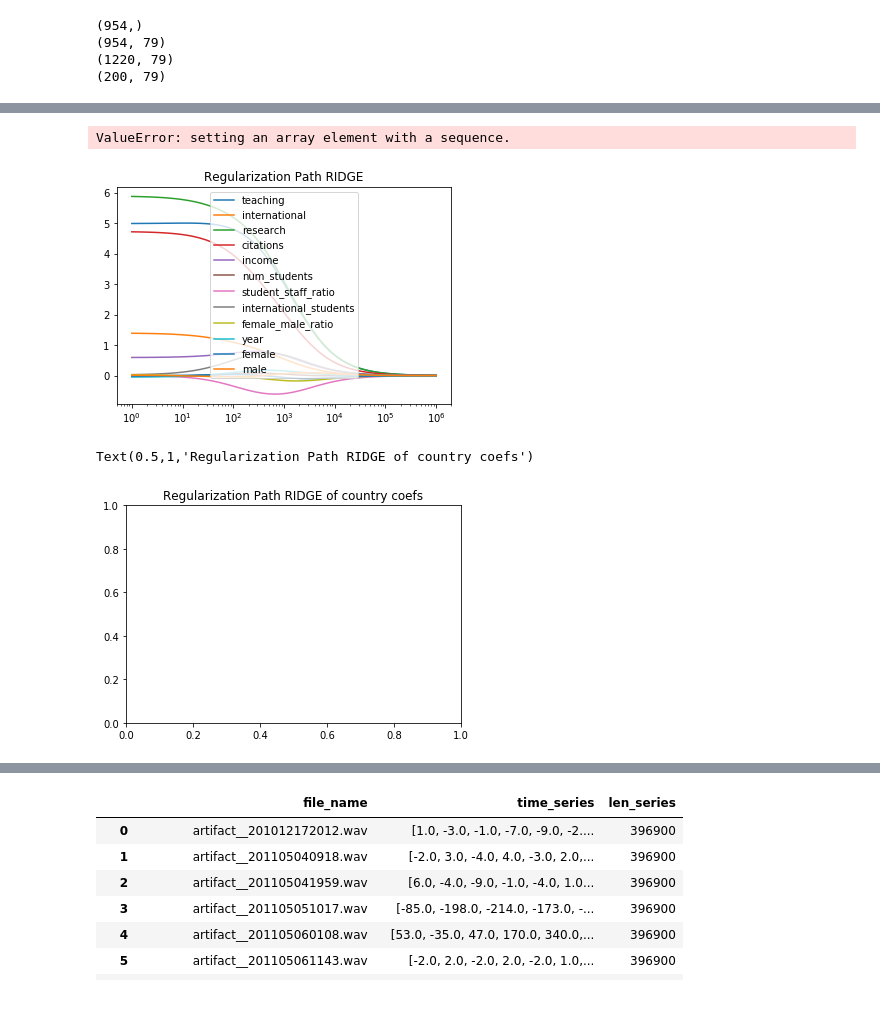
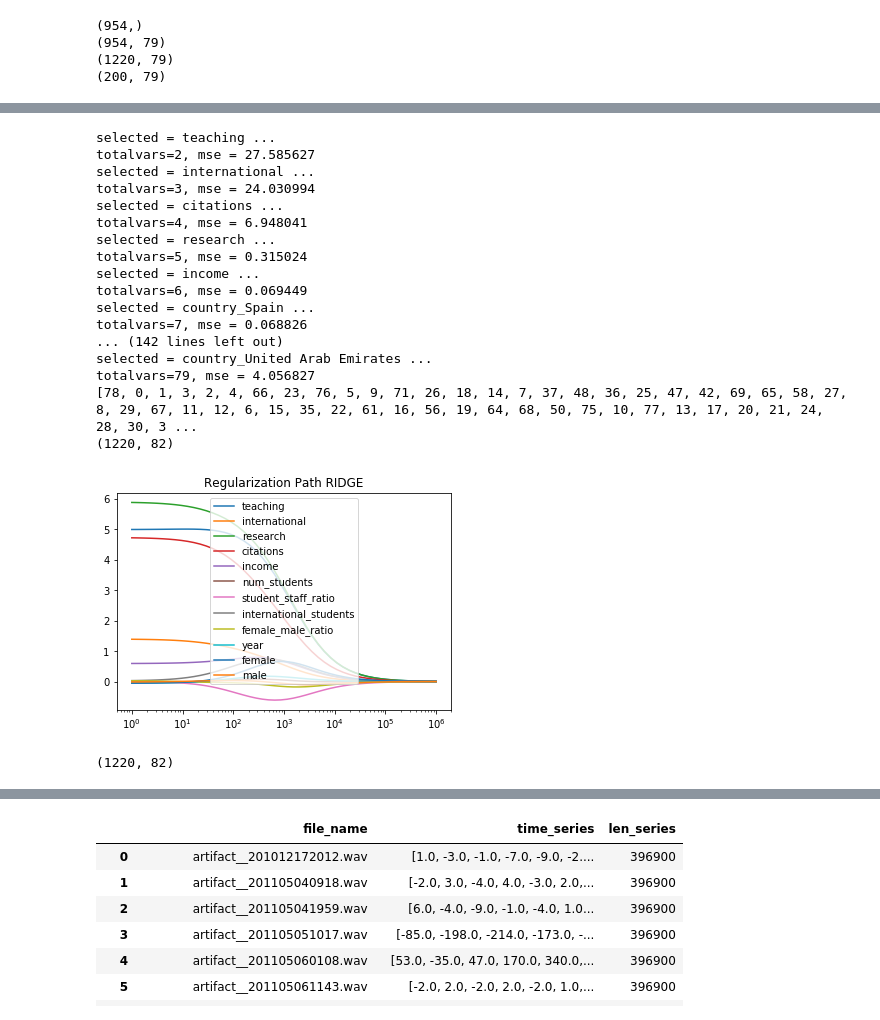
Before and after one commit to JaimeZamoranoUSM/MachineLearning, a Jupyter notebook: Enunciado_T1.ipynb, the cells around one changed output, grey strips where cells are left out. Cells and saved outputs as stored; diff of their text form; code cells hidden in the pictures.

```diff
--- a/Enunciado_T1.ipynb
+++ b/Enunciado_T1.ipynb
@@ -352,37 +350,0 @@ np.std(res)
-# %%
-minies=[]
-for i in X_test_scaled:
-    minies.append(np.mean(i))
-nuevo_X=[]
-for i in range(len(X_test_scaled)):
-    nuevo_X.append( X_test_scaled[i] - minies[i] )
-
-nuevo_Y= y_train - np.mean(y_train)
-suma=0
-suma2=0
-for i in range(len(X_test_scaled)):
-    suma+=nuevo_X[i]*nuevo_Y[i]
-    suma2 += nuevo_X[i]**2
-a=0.0
-a=suma/suma2
-
-std=0
-for i in X_test_scaled:
-    std += np.std(i)
-
-std= std  /np.sqrt(suma2)
-#print(std)
-#print(a)
-z_score=a/std
-print(z_score)
-
-y_gorro= linreg.predict(X_train_scaled)
-ssr=0
-sse=0
-for i in range(len(y_train)):
-    ssr+=(y_gorro-np.mean(y_train))**2
-    sse+=(y_gorro-y_train)**2
-f_score = ssr/(sse/(len(y_gorro)-2))
-print(f_score)
-#print(sst[:10])
-#print((nuevo_Y**2)[:10])
@@ -428,7 +405,7 @@ def fss(x, y, names_x, k = 10000):
     p = x.shape[1]-1
     k = min(p, k)
     names_x = np.array(names_x)
-    remaining = (range(0, p)),list()
+    remaining = list(range(0, p))
     selected = [p]
     current_score = best_new_score = 0.0
     while remaining and len(selected)<=k :
@@ -450,33 +427,44 @@ def fss(x, y, names_x, k = 10000):
         print ("totalvars=%d, mse = %f"%(len(indexes),best_new_score))
     return selected
 names_regressors = nuevo_df.drop(["total_score","world_rank","university_name"],axis=1).columns
-fss(X_train_scaled,y_train,names_regressors)
+print(fss(X_train_scaled,y_train,names_regressors))
 # %% [output]
-ValueError: setting an array element with a sequence.
+selected = teaching ...
+totalvars=2, mse = 27.585627
+selected = international ...
+totalvars=3, mse = 24.030994
+selected = citations ...
+totalvars=4, mse = 6.948041
+selected = research ...
+totalvars=5, mse = 0.315024
+selected = income ...
+totalvars=6, mse = 0.069449
+selected = country_Spain ...
+totalvars=7, mse = 0.068826
+... (142 lines left out)
+selected = country_United Arab Emirates ...
+totalvars=79, mse = 4.056827
+[78, 0, 1, 3, 2, 4, 66, 23, 76, 5, 9, 71, 26, 18, 14, 7, 37, 48, 36, 25, 47, 42, 69, 65, 58, 27, 8, 29, 67, 11, 12, 6, 15, 35, 22, 61, 16, 56, 19, 64, 68, 50, 75, 10, 77, 13, 17, 20, 21, 24, 28, 30, 3 ...
+(1220, 82)
 # %%
 from sklearn.linear_model import Ridge
 import matplotlib.pylab as plt
-names_regressors = nuevo_df.drop(["total_score","world_rank","university_name"],axis=1).columns
+names_regressors = nuevo_df.drop(["total_score","world_rank","university_name", "country_Turkey"],axis=1).columns
 alphas_ = np.logspace(0,6,base=10)
 coefs = []
 model = Ridge(fit_intercept=True,solver='svd')
 for a in alphas_:
     model.set_params(alpha=a)
     model.fit(X_train_scaled, y_train)
     coefs.append(model.coef_)
 ax = plt.gca()
 for y_arr, label in zip(np.squeeze(coefs).T, names_regressors):
     if "country" not in label:
         plt.plot(alphas_, y_arr, label=label)
 ax.set_xscale('log')
 plt.title('Regularization Path RIDGE')
 plt.legend()
 plt.show()
-...#modify
-if "country" in label:
-    plt.plot(alphas_, y_arr, label=label)
-plt.title('Regularization Path RIDGE of country coefs')
 # %% [output]
-[figure, old version]
+[figure, new version]
-Text(0.5,1,'Regularization Path RIDGE of country coefs')
+(1220, 82)
-[figure, removed]
```
Also changed, not shown: parts of 23 cells of this notebook.
